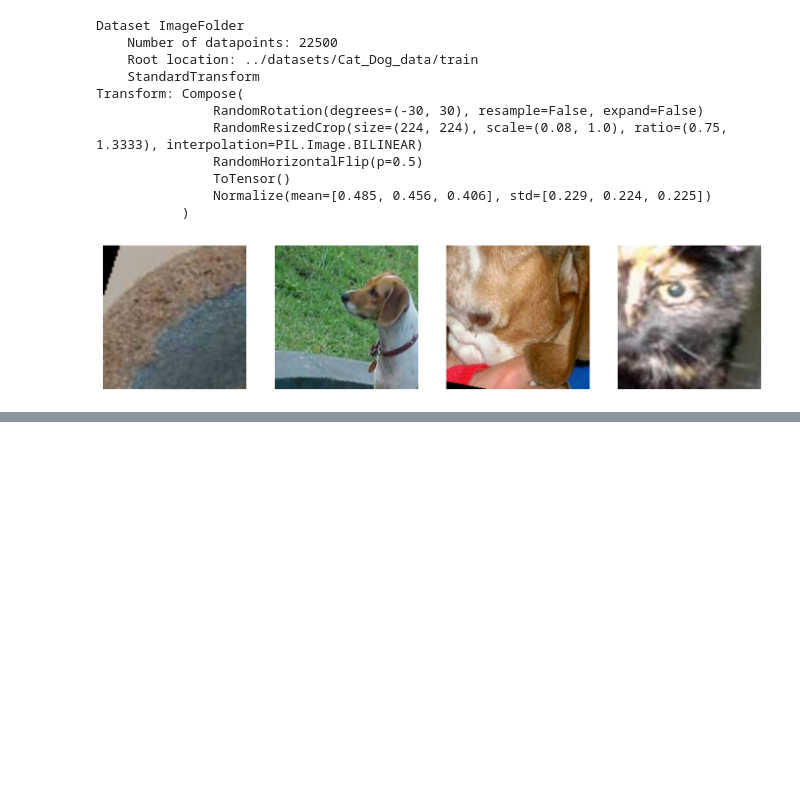
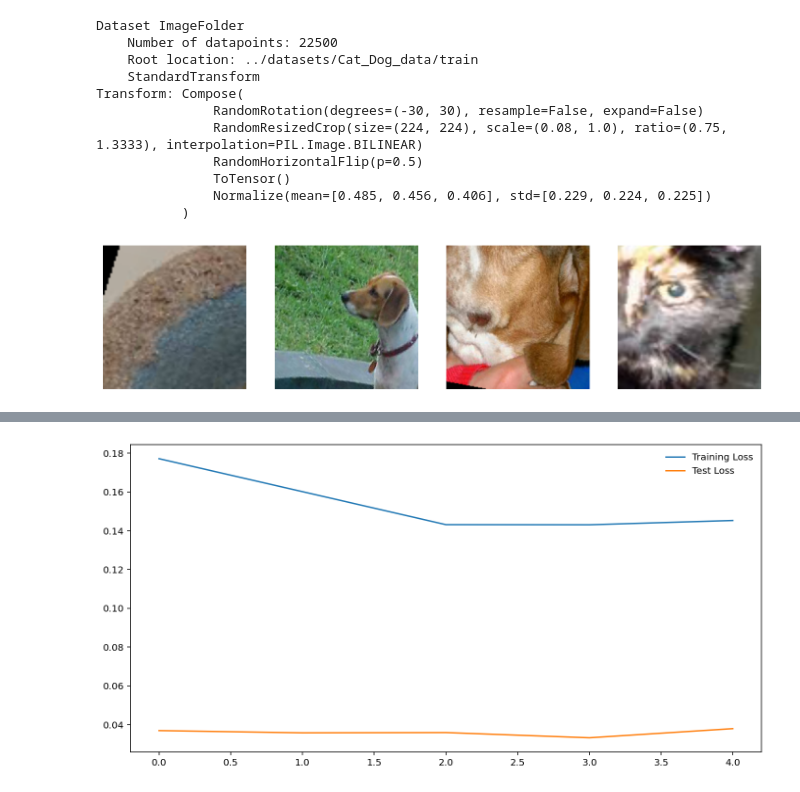
Before and after one commit to shiva-adith/neural_networks, a Jupyter notebook: dogsOrcats/Classfier.ipynb, the cells around one changed output, grey strips where cells are left out. Saved outputs shown, nothing was run; the diff lists cells and outputs as text; code cells hidden in the pictures; blank space fills up the shorter version.

Commit message:
Update Classifier and add saved model

```diff
--- a/dogsOrcats/Classfier.ipynb
+++ b/dogsOrcats/Classfier.ipynb
@@ -77,0 +82,25 @@ for ii in range(4):
+# %%
+from collections import OrderedDict
+
+device = torch.device('cuda:0' if torch.cuda.is_available() else 'cpu')
+
+model = models.densenet121(pretrained=True)
+
+# Freeze model parameters (in the features layers) to prevent backpropagation
+for params in model.parameters():
+    params.requires_grad = False
+
+# Defining a custom classifier
+classifier = nn.Sequential(OrderedDict([('fc1', nn.Linear(1024, 256)),
+                                        ('relu', nn.ReLU()),
+                                        ('dropout', nn.Dropout(p=0.2)),
+                                        ('fc2', nn.Linear(256,2)),
+                                        ('output', nn.LogSoftmax(dim=1))]))
+
+model.classifier = classifier
+
+criterion = nn.NLLLoss()
+
+optimizer = optim.Adam(model.classifier.parameters(), lr=0.003)
+
+model.to(device);
@@ -77,0 +175,8 @@ for ii in range(4):
+# %%
+plt.figure(figsize=(12,6))
+plt.plot(train_losses, label='Training Loss')
+plt.plot(test_losses, label='Test Loss')
+plt.legend(frameon=False)
+plt.show()
+# %% [output]
+[figure, added]
```
Also changed, not shown: parts of 8 cells of this notebook, 1 other file.
